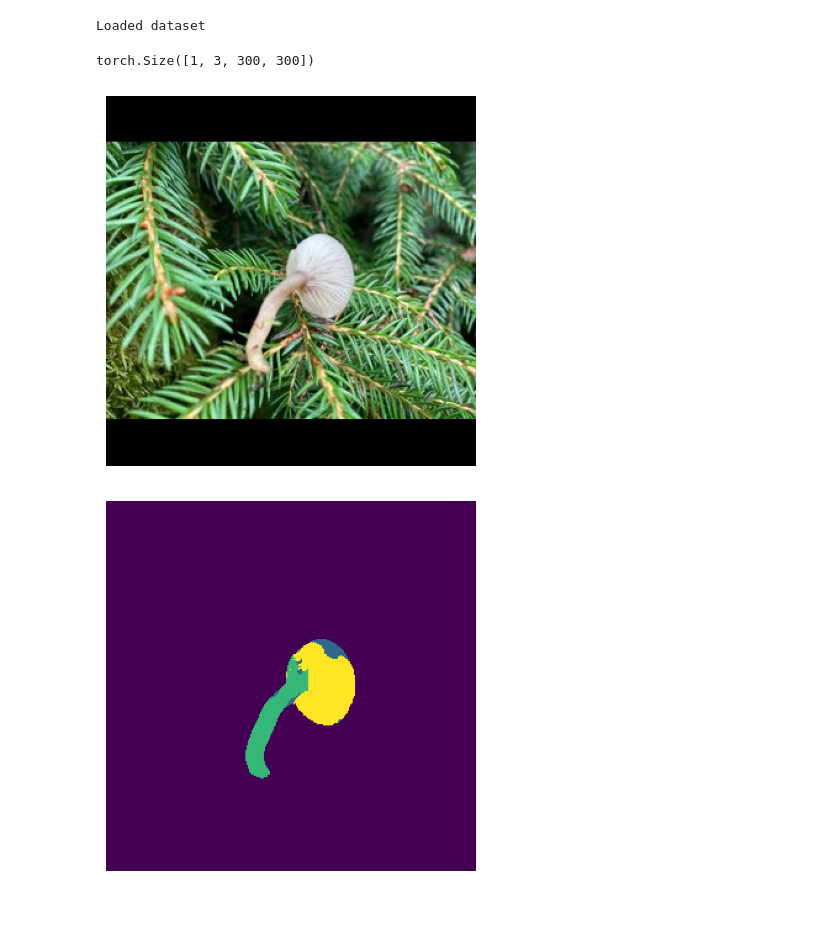
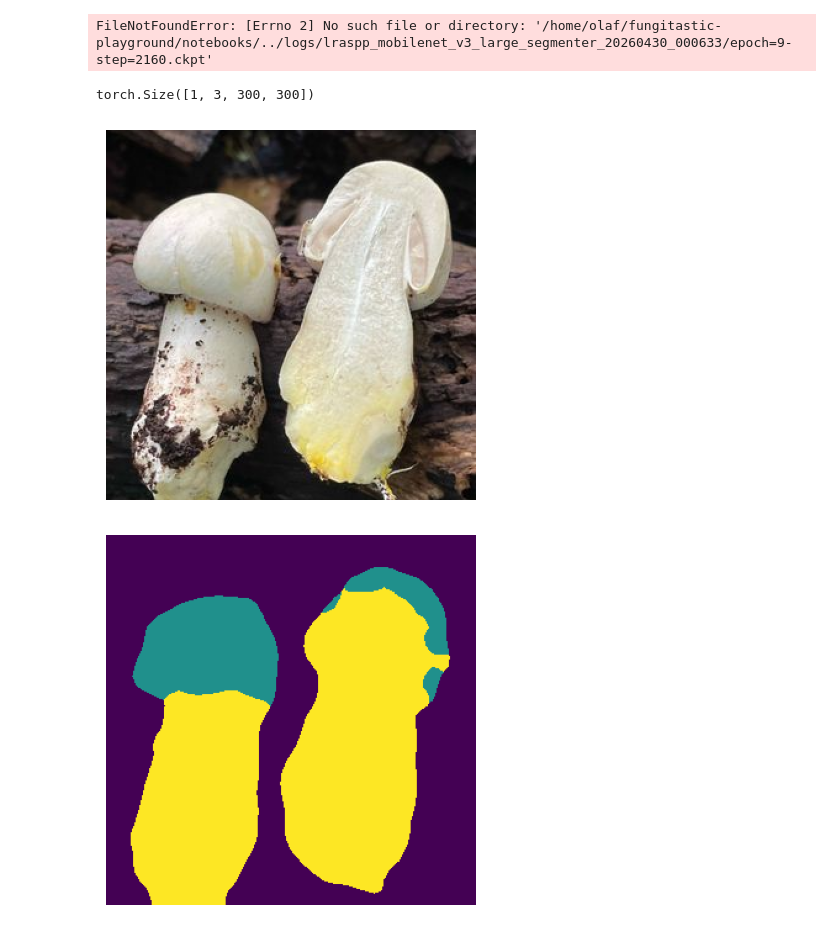
Before and after one commit to surgutti/fungitastic-playground, a Jupyter notebook: notebooks/test.ipynb, the cells around one changed output. Drawn from its saved outputs; the diff is of its cells as text; code cells hidden in the pictures.

Commit message:
mobilenet transfer learning

```diff
--- a/notebooks/test.ipynb
+++ b/notebooks/test.ipynb
@@ -16,14 +17,15 @@ from src.models.segmentation_model import SegmentationModel
 
 import matplotlib.pyplot as plt
 # %%
-ckpt_path = "../logs/encdecnet_segmenter_20260429_225634/epoch=4-step=1080.ckpt"
+ckpt_path = "../logs/lraspp_mobilenet_v3_large_segmenter_20260430_000633/epoch=9-step=2160.ckpt"
 device = "cuda" if torch.cuda.is_available() else "cpu"
 
-backbone = EncDecNetBackbone(
-  in_channels=3,
-  base_channels=32,
-  out_channels=32
-)
+# backbone = EncDecNetBackbone(
+#   in_channels=3,
+#   base_channels=32,
+#   out_channels=32
+# )
+backbone = MobileNetV3()
 
 model = SegmentationModel.load_from_checkpoint(
   ckpt_path,
@@ -36,34 +38,34 @@ model.eval()
 dataset = FungiTasticDataset('../data/FungiTastic', 'val')
 print("Loaded dataset")
 # %% [output]
-Loaded dataset
+FileNotFoundError: [Errno 2] No such file or directory: '/home/olaf/fungitastic-playground/notebooks/../logs/lraspp_mobilenet_v3_large_segmenter_20260430_000633/epoch=9-step=2160.ckpt'
 # %%
-image, mask = dataset[8]
+image, mask = dataset[1006]
 
 image = image.view(1, 3, 300, 300).to(device)
 print(image.shape)
 
 with torch.inference_mode():
   logits = model(image)
   probs = torch.softmax(logits, 1)
   pred_mask = logits.argmax(1)[0]
 
 pred_mask = pred_mask.detach().cpu().numpy()
 
 image = image.view(3, 300, 300).permute(1, 2, 0)
 
 plt.imshow(image.detach().cpu().numpy())
 plt.axis('off')
 plt.show()
 
 plt.imshow(pred_mask)
 plt.axis('off')
 plt.show()
 
 plt.imshow(mask)
 plt.axis('off')
 plt.show()
 # %% [output]
 torch.Size([1, 3, 300, 300])
-[figure, old version]
+[figure, new version]
-[figure, old version]
+[figure, new version]
```
Also changed, not shown: parts of 2 cells of this notebook, 9 other files.
